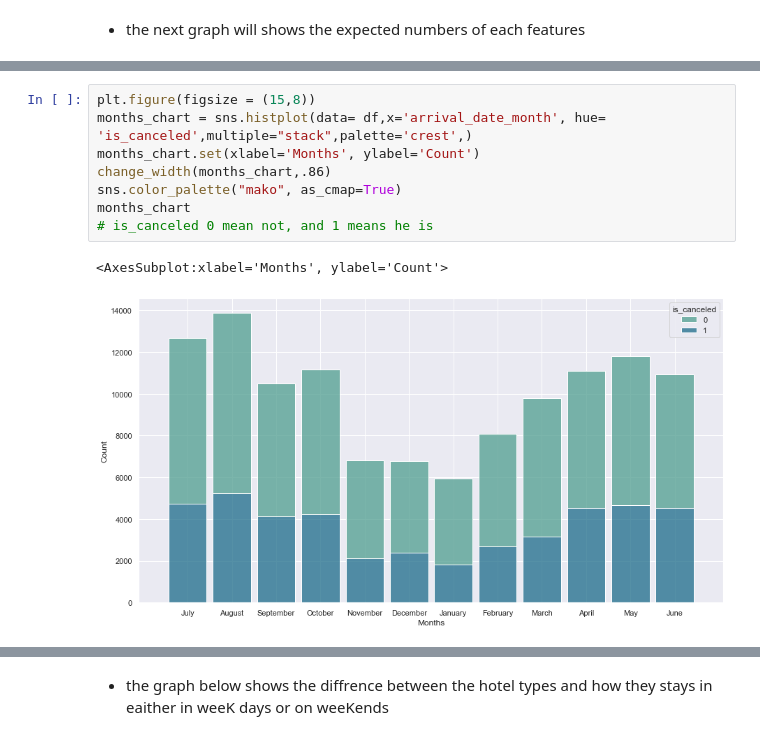
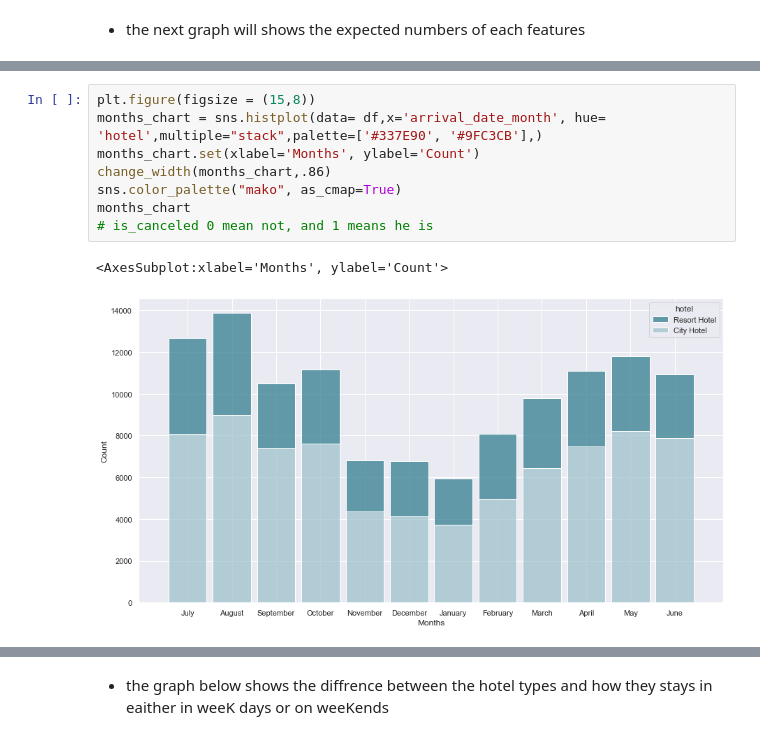
Before and after one commit to alkhonain/Tuwaiq_project, a Jupyter notebook: project/project.ipynb, the cells around one changed output, grey strips where cells are left out. Drawn from its saved outputs; the diff is of its cells as text.

```diff
--- a/project/project.ipynb
+++ b/project/project.ipynb
@@ -160,13 +160,13 @@ array([[<AxesSubplot:title={'center':'is_canceled'}>,
 [figure]
 # %%
 plt.figure(figsize = (15,8))
-months_chart = sns.histplot(data= df,x='arrival_date_month', hue= 'is_canceled',multiple="stack",palette='crest',)
+months_chart = sns.histplot(data= df,x='arrival_date_month', hue= 'hotel',multiple="stack",palette=['#337E90', '#9FC3CB'],)
 months_chart.set(xlabel='Months', ylabel='Count')
 change_width(months_chart,.86)
 sns.color_palette("mako", as_cmap=True)
 months_chart
 # is_canceled 0 mean not, and 1 means he is
 # %% [output]
 <AxesSubplot:xlabel='Months', ylabel='Count'>
-[figure, old version]
+[figure, new version]
 # %%
```
Also changed, not shown: parts of 49 cells of this notebook, 4 other files.
